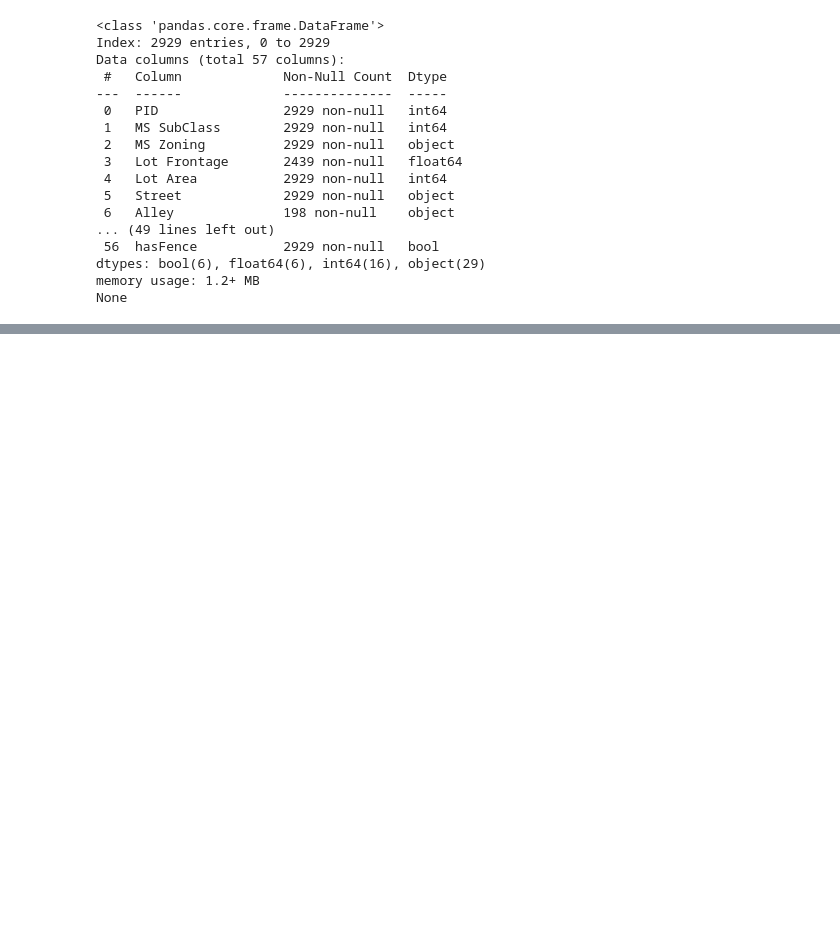
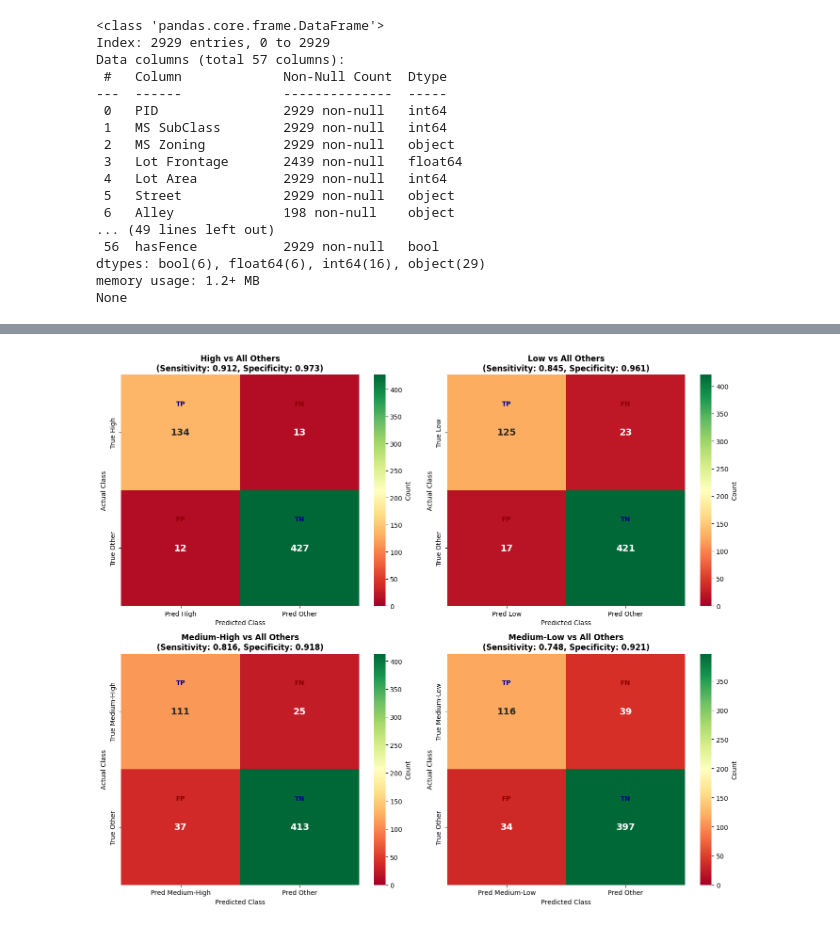
Before and after one commit to VoinaRares/ML-Lab1, a Jupyter notebook: Lab 2/lab2.ipynb, the cells around one changed output, grey strips where cells are left out. Drawn from its saved outputs; the diff is of its cells as text; code cells hidden in the pictures; blank space fills up the shorter version.

```diff
--- a/Lab 2/lab2.ipynb
+++ b/Lab 2/lab2.ipynb
@@ -49,3 +55,22 @@ Data columns (total 57 columns):
 dtypes: bool(6), float64(6), int64(16), object(29)
 memory usage: 1.2+ MB
 None
+# %%
+price_quartiles = new_df['SalePrice'].quantile([0.25, 0.5, 0.75])
+print("\nPrice Quartiles:")
+print(f"Q1 (25%): ${price_quartiles[0.25]:,.0f}")
+print(f"Q2 (50%): ${price_quartiles[0.5]:,.0f}")
+print(f"Q3 (75%): ${price_quartiles[0.75]:,.0f}")
+
+def categorize_price(price):
+    if price < price_quartiles[0.25]:
+        return 'Low'
+    elif price < price_quartiles[0.5]:
+        return 'Medium-Low'
+    elif price < price_quartiles[0.75]:
+        return 'Medium-High'
+    else:
+        return 'High'
+
+new_df['PriceCategory'] = new_df['SalePrice'].apply(categorize_price)
+print(new_df['PriceCategory'].value_counts().sort_index())
@@ -51,0 +298,46 @@ None
+# %%
+def calculate_binary_metrics(y_true, y_pred, class_idx, class_name):
+    y_true_binary = (y_true == class_idx).astype(int)
+    y_pred_binary = (y_pred == class_idx).astype(int)
+
+    tp = np.sum((y_true_binary == 1) & (y_pred_binary == 1))
+    fp = np.sum((y_true_binary == 0) & (y_pred_binary == 1))
+    fn = np.sum((y_true_binary == 1) & (y_pred_binary == 0))
+    tn = np.sum((y_true_binary == 0) & (y_pred_binary == 0))
+
+    return tp, fp, fn, tn
+
+fig, axes = plt.subplots(2, 2, figsize=(14, 12))
+axes = axes.flatten()
+
+for idx, class_name in enumerate(y_encoder.classes_):
+    tp, fp, fn, tn = calculate_binary_metrics(y_test_20_no, y_pred_20_no_strat, idx, class_name)
+    binary_cm = np.array([[tp, fn], [fp, tn]])
+
+    sensitivity = tp / (tp + fn) if (tp + fn) > 0 else 0
+    specificity = tn / (tn + fp) if (tn + fp) > 0 else 0
+
+    sns.heatmap(binary_cm, annot=True, fmt='d', cmap='RdYlGn', ax=axes[idx],
+                xticklabels=[f'Pred {class_name}', 'Pred Other'],
+                yticklabels=[f'True {class_name}', 'True Other'],
+                cbar_kws={'label': 'Count'}, vmin=0, vmax=max(tp, fp, fn, tn),
+                annot_kws={'size': 14, 'weight': 'bold'})
+
+    axes[idx].text(0.5, 0.25, 'TP', ha='center', va='center',
+                   fontsize=10, color='darkblue', weight='bold')
+    axes[idx].text(1.5, 0.25, 'FN', ha='center', va='center',
+                   fontsize=10, color='darkred', weight='bold')
+    axes[idx].text(0.5, 1.25, 'FP', ha='center', va='center',
+                   fontsize=10, color='darkred', weight='bold')
+    axes[idx].text(1.5, 1.25, 'TN', ha='center', va='center',
+                   fontsize=10, color='darkblue', weight='bold')
+
+    axes[idx].set_title(f'{class_name} vs All Others\n(Sensitivity: {sensitivity:.3f}, Specificity: {specificity:.3f})',
+                       fontsize=12, fontweight='bold')
+    axes[idx].set_ylabel('Actual Class', fontsize=10)
+    axes[idx].set_xlabel('Predicted Class', fontsize=10)
+
+plt.tight_layout()
+plt.show()
+# %% [output]
+[figure, added]
```
Also changed, not shown: parts of 10 cells of this notebook, 1 other file.
